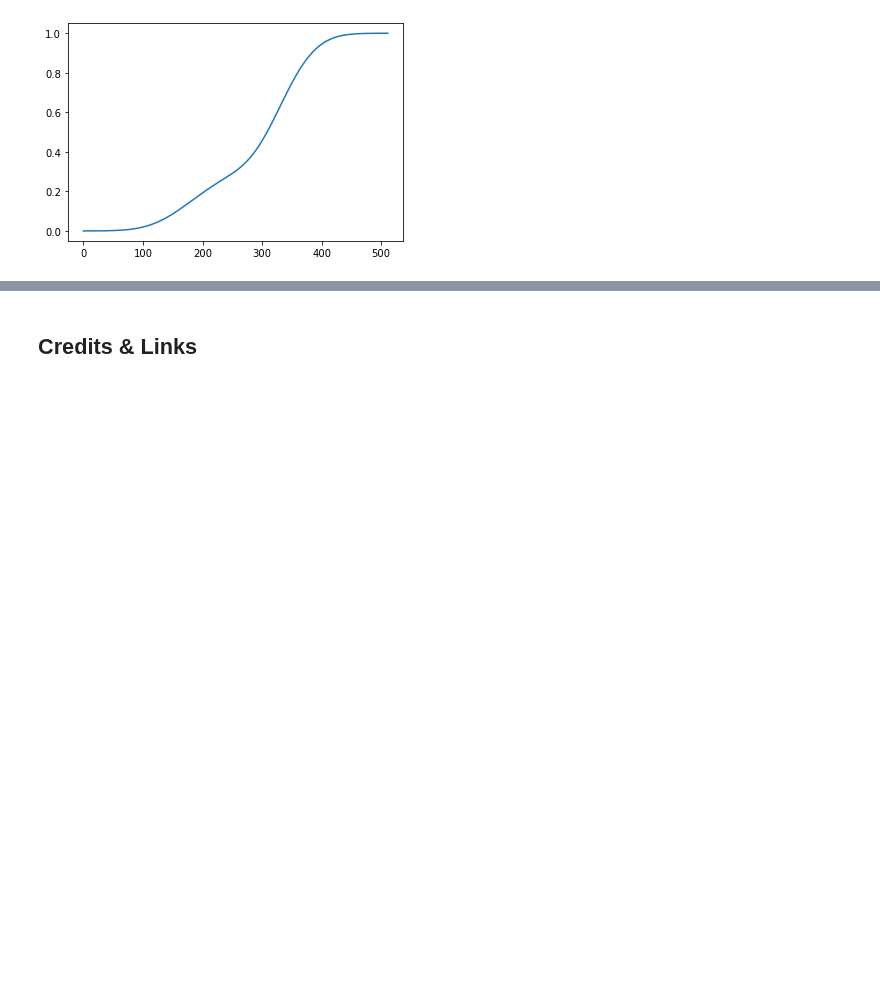
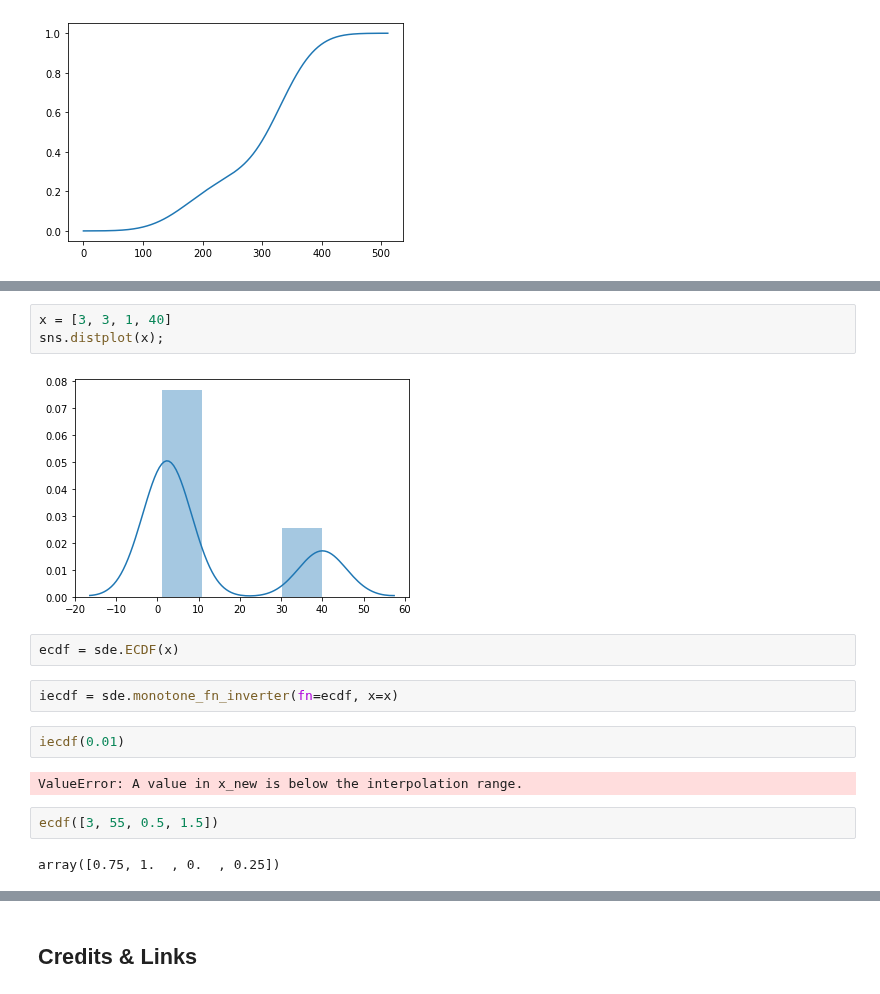
Before and after one commit to miltonluaces/ds_topics, a Jupyter notebook: 26_monte_carlo_models/kernel_density.ipynb, the cells around one changed output, grey strips where cells are left out. Drawn from its saved outputs; the diff is of its cells as text; blank space fills up the shorter version.

```diff
--- a/26_monte_carlo_models/kernel_density.ipynb
+++ b/26_monte_carlo_models/kernel_density.ipynb
@@ -41,3 +44,20 @@ ci_high = kde.integrate_box_1d(4, 6)
 ci_low, ci_high
 # %% [output]
 (0.06912887189384985, 0.35955859037951576)
+# %%
+x = [3, 3, 1, 40]
+sns.distplot(x);
+# %% [output]
+[figure, added]
+# %%
+ecdf = sde.ECDF(x)
+# %%
+iecdf = sde.monotone_fn_inverter(fn=ecdf, x=x)
+# %%
+iecdf(0.01)
+# %% [output]
+ValueError: A value in x_new is below the interpolation range.
+# %%
+ecdf([3, 55, 0.5, 1.5])
+# %% [output]
+array([0.75, 1.  , 0.  , 0.25])
```
Also changed, not shown: parts of 13 cells of this notebook, 3 other files.
